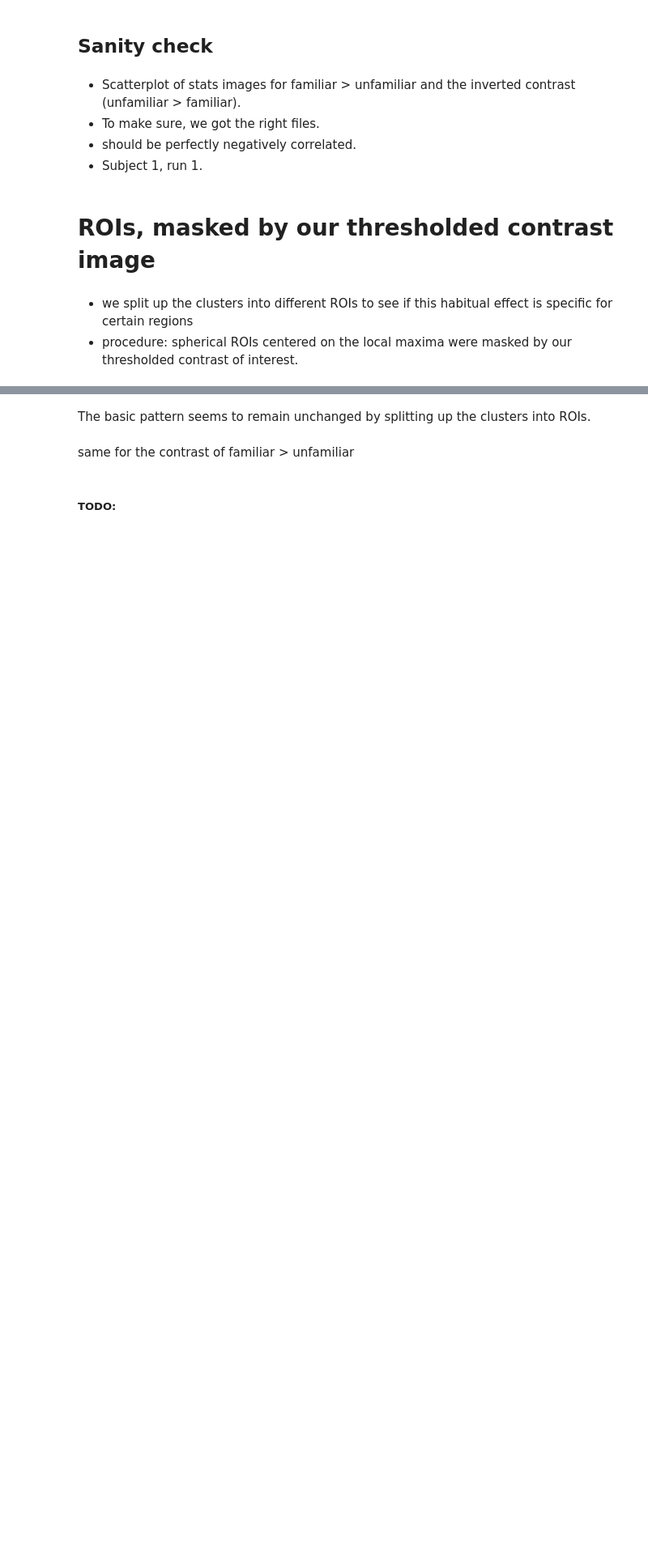
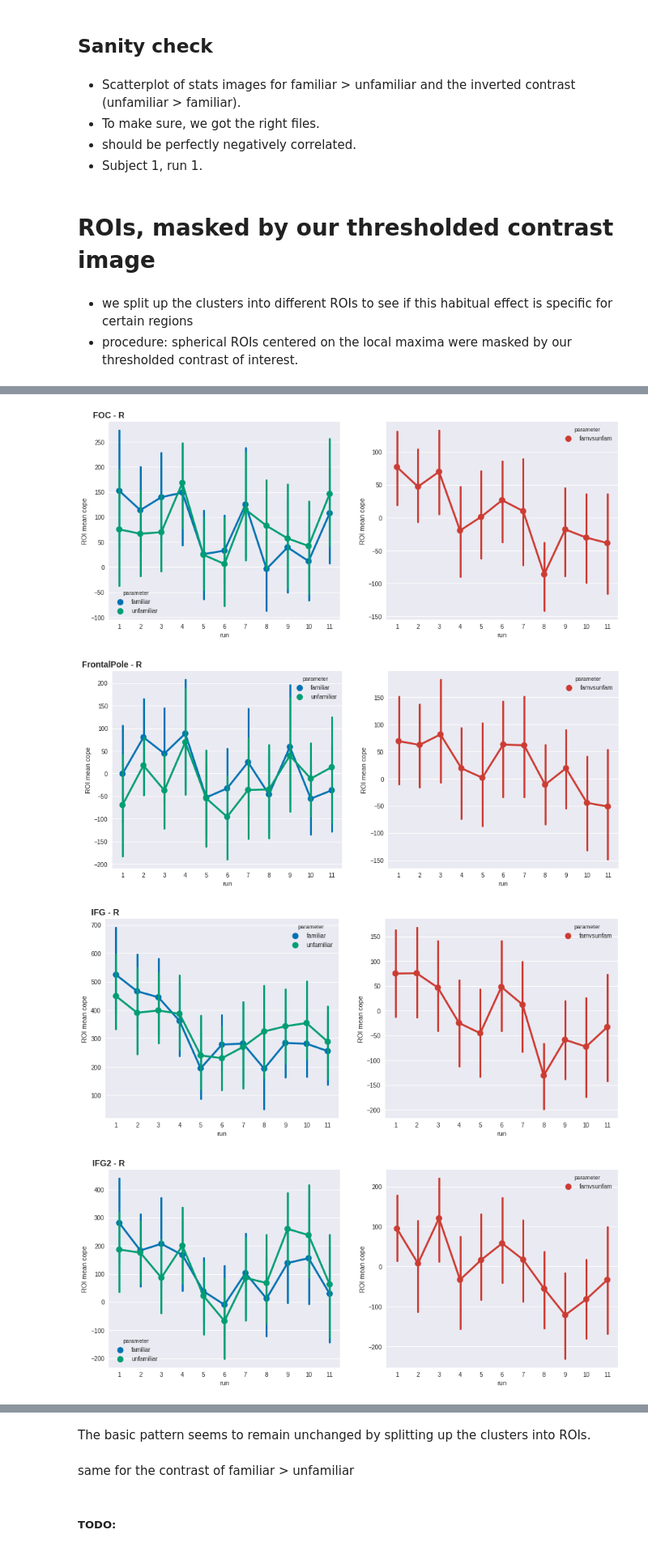
Before and after one commit to oliver-contier/famface-temporal-dynamics, a Jupyter notebook: notebooks/plot_mean_betas.ipynb, the cells around one changed output, grey strips where cells are left out. Shown at 81% size. Drawn from its saved outputs; the diff is of its cells as text; code cells hidden in the pictures; blank space fills up the shorter version.

```diff
--- a/notebooks/plot_mean_betas.ipynb
+++ b/notebooks/plot_mean_betas.ipynb
@@ -227,28 +231,3 @@ df_r.dropna(inplace=True)
 # df_r = df_r.drop(df_r[(df_r.roi == 10) | (df_r.roi == 20)].index)
 
 # roi 10 = mFUS-R, roi20 = TPJ-L
-# %%
-for l in sorted(set(df_r.label.values)):
-
-    # initiating subplots
-    fig, (ax1, ax2) = plt.subplots(ncols=2, sharey=False, figsize=(15,6))
-
-    # plot two columns
-    c1 = sns.factorplot('run', hue='parameter', y='parameter_estimate', ax=ax1, palette='colorblind',
-                        data=df_r[(df_r.stats=='cope') & (df_r.label==l)][(df_r.parameter == 'familiar') | (df_r.parameter=='unfamiliar')],
-                        kind='point',
-                        ci=95)
-
-    c2 = sns.factorplot('run', hue='parameter', y='parameter_estimate', ax=ax2, palette=ocred,
-                        data=df_r[(df_r.stats=='cope') & (df_r.label==l)][df_r.parameter == 'famvsunfam'],
-                        kind='point',
-                        ci=95)
-
-    # add roi number/name in title
-    ax1.title.set_text(l)
-    ax1.title.set_position(xy=[0, 1])
-    ax1.title.set_fontproperties(title_font)
-
-    # close redundent subplots, that are produced for unknown reasons...
-    plt.close(c1.fig)
-    plt.close(c2.fig)
@@ -275,0 +234,8 @@ for l in sorted(set(df_r.label.values)):
+# %%
+for l in sorted(set(df_r.label.values)):
+    doubleplot(df_r, roilabel=l)
+# %% [output]
+[figure, added]
+[figure, added]
+[figure, added]
+[figure, added]
```
Also changed, not shown: parts of 18 cells of this notebook.
